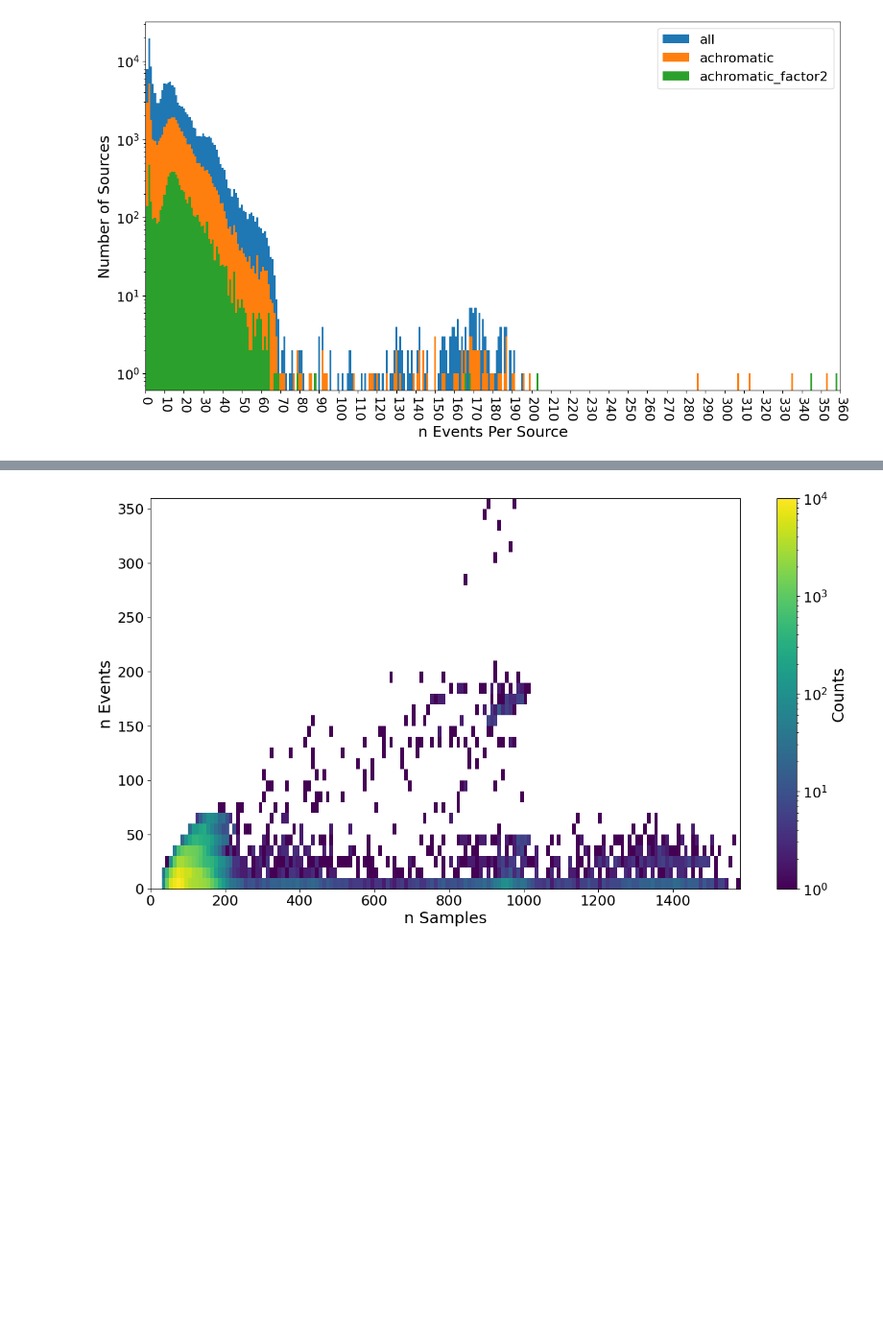
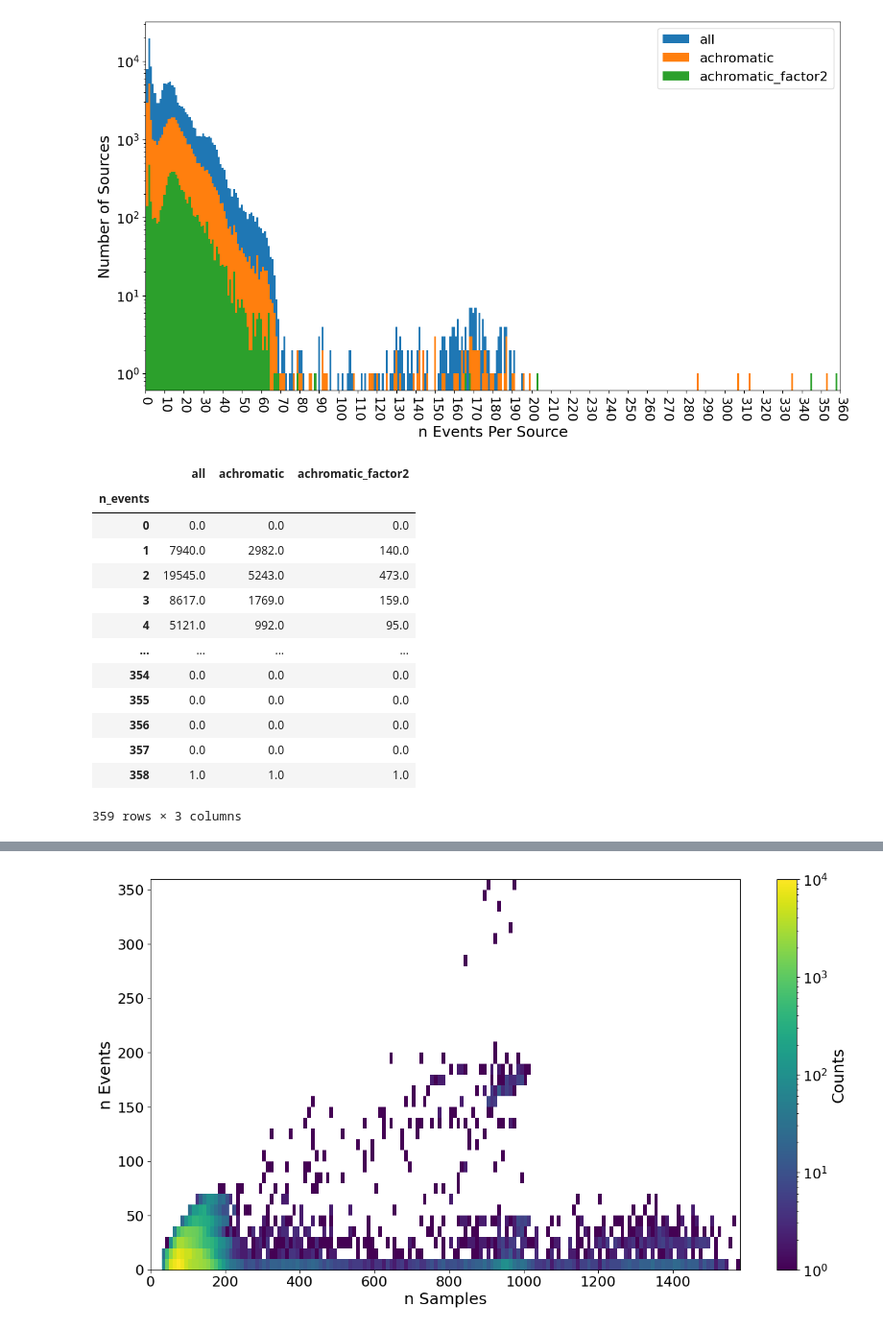
Before and after one commit to adriansh95/StringMicrolensing, a Jupyter notebook: analyze_nsc_lensing_candidates.ipynb, the cells around one changed output, grey strips where cells are left out. Shown at 96% size. Drawn from its saved outputs; the diff is of its cells as text; code cells hidden in the pictures; blank space fills up the shorter version.

```diff
--- a/analyze_nsc_lensing_candidates.ipynb
+++ b/analyze_nsc_lensing_candidates.ipynb
@@ -203,13 +203,20 @@ n_events_per_source_af = results_achromatic_factor_df.groupby(level=0).t_start_m
 # %%
-n_events_freq0 = n_events_per_source.value_counts()
-n_events_freq1 = n_events_per_source_a.value_counts()
-n_events_freq2 = n_events_per_source_af.value_counts()
+n_events_freq_all = n_events_per_source_all.value_counts()
+n_events_freq_achromatic = n_events_per_source_achromatic.value_counts()
+n_events_freq_achromatic_factor = n_events_per_source_achromatic_factor.value_counts()
 
-n_events_freq0.index.name = "n_events"
-n_events_freq1.index.name = "n_events"
-n_events_freq2.index.name = "n_events"
+n_events_freq_all.index.name = "n_events"
+n_events_freq_achromatic.index.name = "n_events"
+n_events_freq_achromatic_factor.index.name = "n_events"
 # %%
-n_events_freq0.name = "all"
-n_events_freq1.name = "achromatic"
-n_events_freq2.name = "achromatic_factor2"
-temp = pd.Series(np.zeros(n_events_freq0.index.max() + 1), name="temp")
+n_events_freq_all.name = "all"
+n_events_freq_achromatic.name = "achromatic"
+n_events_freq_achromatic_factor.name = "achromatic_factor2"
+temp = pd.Series(np.zeros(n_events_freq_all.index.max() + 1), name="temp")
+
+n_events_freq_df = pd.concat([n_events_freq_all, n_events_freq_achromatic,
+                              n_events_freq_achromatic_factor, temp], axis=1)
+n_events_freq_df.index.name = "n_events"
+n_events_freq_df.replace(np.nan, 0, inplace=True)
+n_events_freq_df.sort_index(inplace=True)
+n_events_freq_df.drop(columns="temp", inplace=True)
@@ -250,3 +243,20 @@ fig.savefig(f"{fig_dir}events_per_source_hist.png")
 plt.show(fig)
 # %% [output]
 [figure]
+# %%
+n_events_freq_df
+# %% [output]
+|  | all | achromatic | achromatic_factor2 |
+| n_events |  |  |  |
+| 0 | 0.0 | 0.0 | 0.0 |
+| 1 | 7940.0 | 2982.0 | 140.0 |
+| 2 | 19545.0 | 5243.0 | 473.0 |
+| 3 | 8617.0 | 1769.0 | 159.0 |
+| 4 | 5121.0 | 992.0 | 95.0 |
+| ... | ... | ... | ... |
+| 354 | 0.0 | 0.0 | 0.0 |
+| 355 | 0.0 | 0.0 | 0.0 |
+| 356 | 0.0 | 0.0 | 0.0 |
+| 357 | 0.0 | 0.0 | 0.0 |
+| 358 | 1.0 | 1.0 | 1.0 |
+359 rows × 3 columns
```
Also changed, not shown: parts of 15 cells of this notebook.
